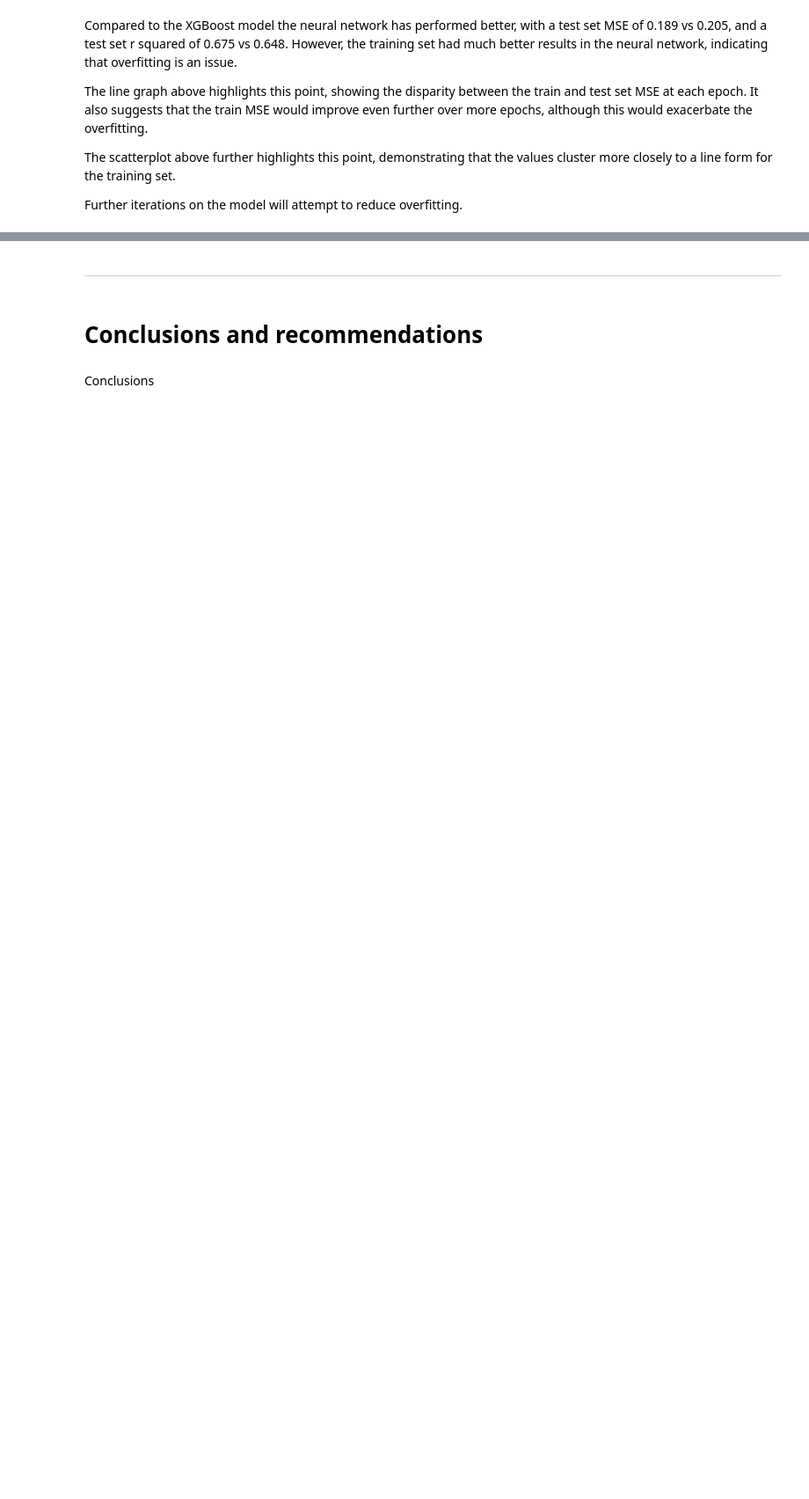
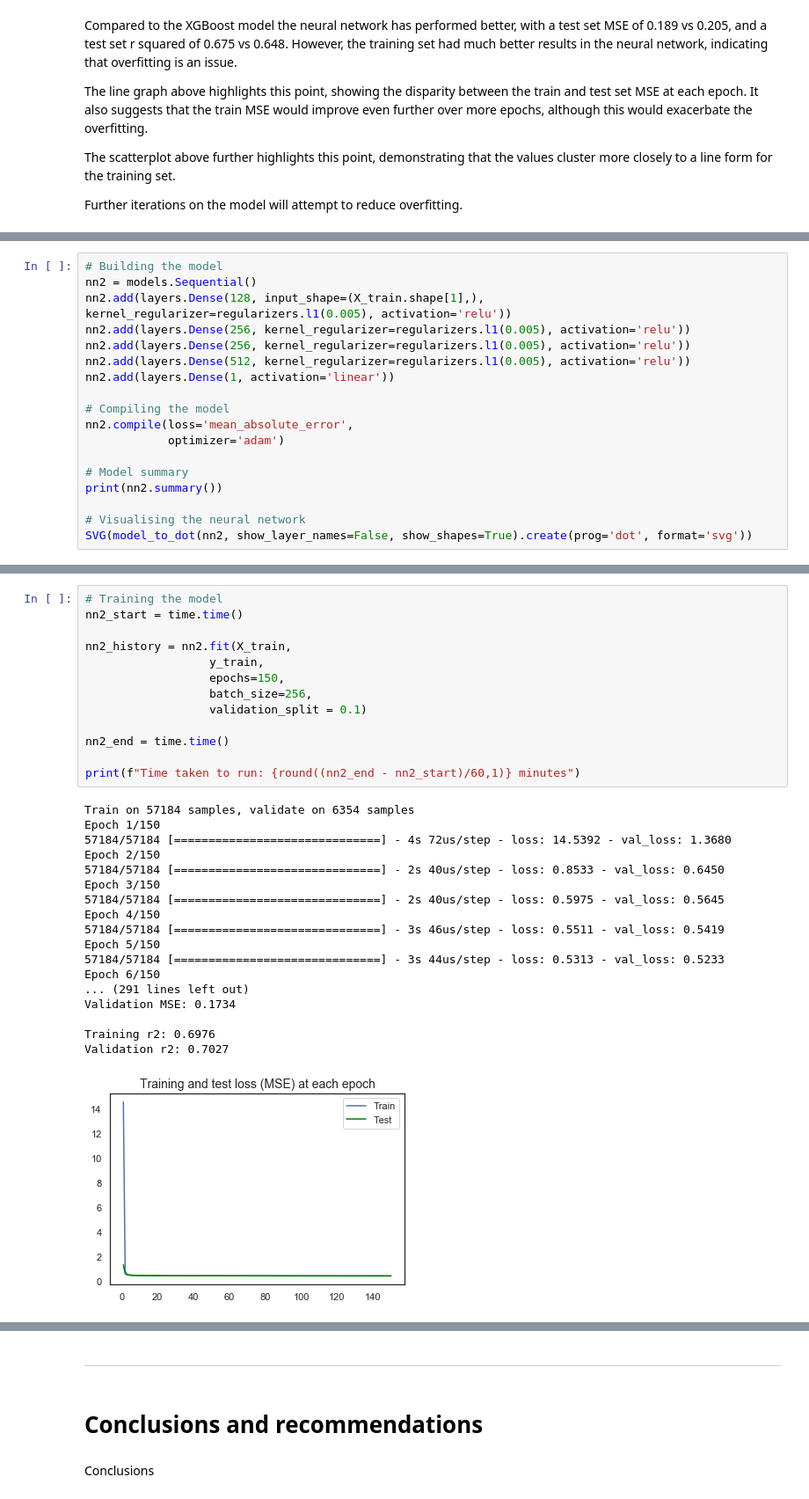
Before and after one commit to cbuie/Airbnb-neural-network-price-prediction, a Jupyter notebook: Airbnb-price-prediction.ipynb, the cells around one changed output, grey strips where cells are left out. Shown at 88% size. Saved outputs shown, nothing was run; the diff lists cells and outputs as text; blank space fills up the shorter version.

```diff
--- a/Airbnb-price-prediction.ipynb
+++ b/Airbnb-price-prediction.ipynb
@@ -1819,0 +1838,18 @@ Further iterations on the model will attempt to reduce overfitting.
+# %%
+# Building the model
+nn2 = models.Sequential()
+nn2.add(layers.Dense(128, input_shape=(X_train.shape[1],), kernel_regularizer=regularizers.l1(0.005), activation='relu'))
+nn2.add(layers.Dense(256, kernel_regularizer=regularizers.l1(0.005), activation='relu'))
+nn2.add(layers.Dense(256, kernel_regularizer=regularizers.l1(0.005), activation='relu'))
+nn2.add(layers.Dense(512, kernel_regularizer=regularizers.l1(0.005), activation='relu'))
+nn2.add(layers.Dense(1, activation='linear'))
+
+# Compiling the model
+nn2.compile(loss='mean_absolute_error',
+            optimizer='adam')
+
+# Model summary
+print(nn2.summary())
+
+# Visualising the neural network
+SVG(model_to_dot(nn2, show_layer_names=False, show_shapes=True).create(prog='dot', format='svg'))
@@ -1819,0 +1876,32 @@ Further iterations on the model will attempt to reduce overfitting.
+# %%
+# Training the model
+nn2_start = time.time()
+
+nn2_history = nn2.fit(X_train,
+                  y_train,
+                  epochs=150,
+                  batch_size=256,
+                  validation_split = 0.1)
+
+nn2_end = time.time()
+
+print(f"Time taken to run: {round((nn2_end - nn2_start)/60,1)} minutes")
+# %% [output]
+Train on 57184 samples, validate on 6354 samples
+Epoch 1/150
+57184/57184 [==============================] - 4s 72us/step - loss: 14.5392 - val_loss: 1.3680
+Epoch 2/150
+57184/57184 [==============================] - 2s 40us/step - loss: 0.8533 - val_loss: 0.6450
+Epoch 3/150
+57184/57184 [==============================] - 2s 40us/step - loss: 0.5975 - val_loss: 0.5645
+Epoch 4/150
+57184/57184 [==============================] - 3s 46us/step - loss: 0.5511 - val_loss: 0.5419
+Epoch 5/150
+57184/57184 [==============================] - 3s 44us/step - loss: 0.5313 - val_loss: 0.5233
+Epoch 6/150
+... (291 lines left out)
+Validation MSE: 0.1734
+
+Training r2: 0.6976
+Validation r2: 0.7027
+[figure, added]
```
Also changed, not shown: parts of 32 cells of this notebook, 1 other file.
